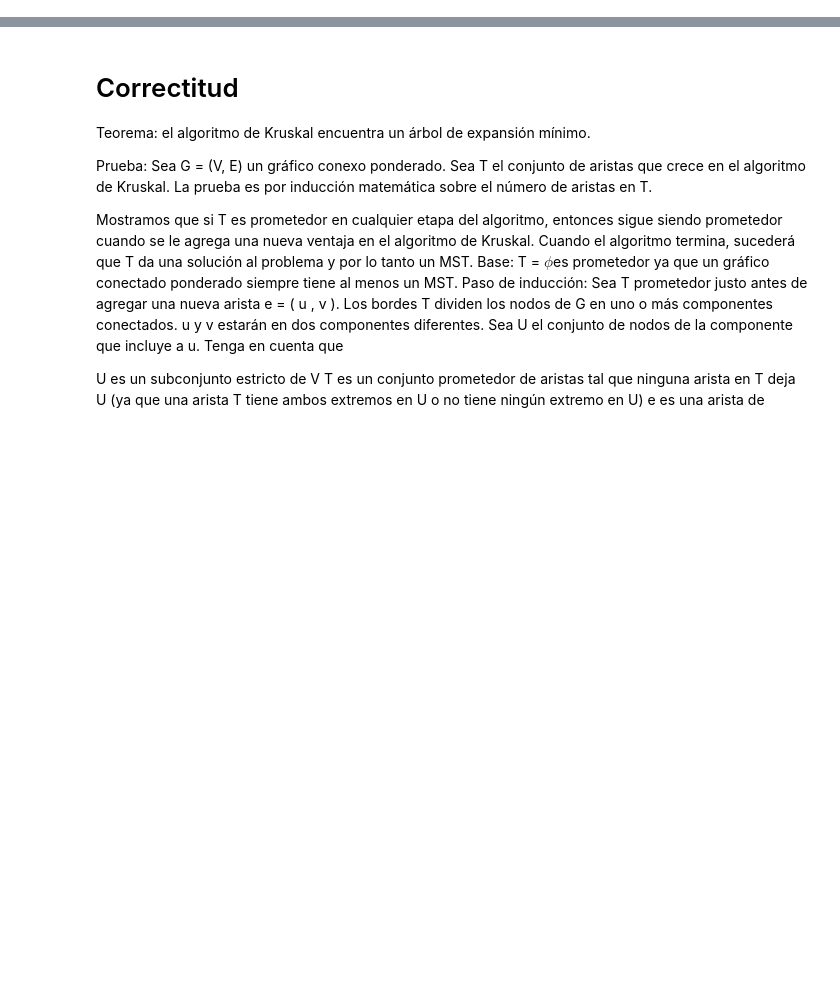
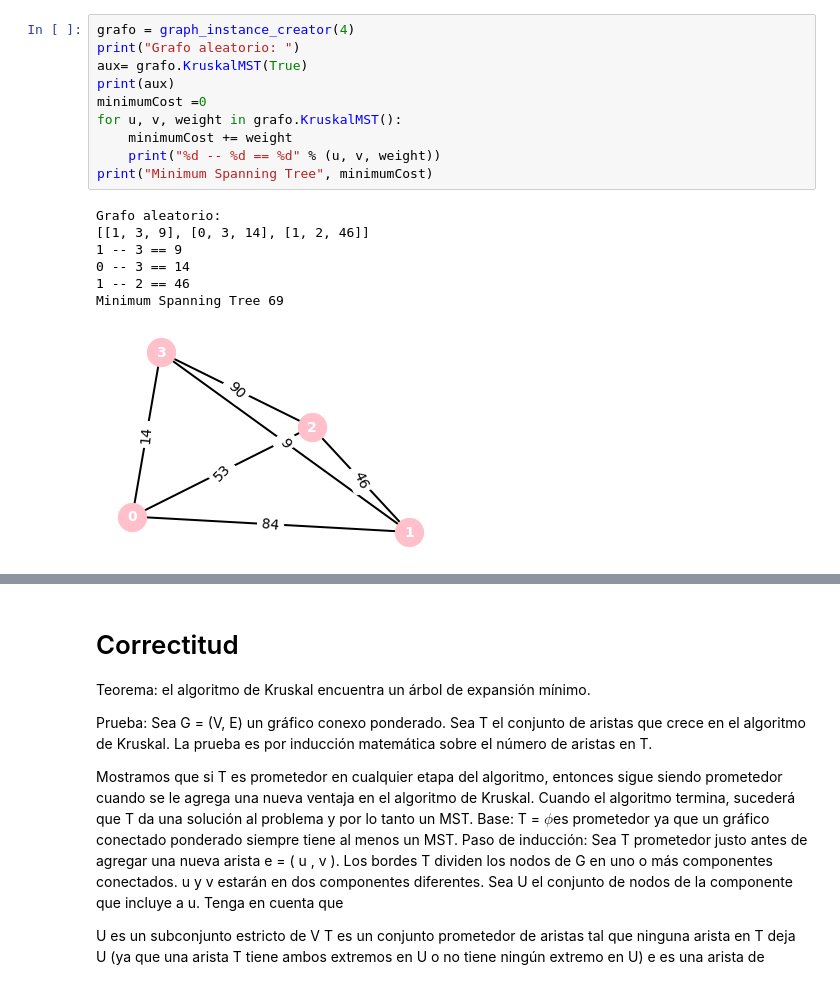
Before and after one commit to Estebanc0/ADA-Informe, a Jupyter notebook: Informe11.ipynb, the cells around one changed output, grey strips where cells are left out. Drawn from its saved outputs; the diff is of its cells as text; blank space fills up the shorter version.

```diff
--- a/Informe11.ipynb
+++ b/Informe11.ipynb
@@ -125,0 +185,18 @@ O(ElogE) o O(ElogV), la clasificación de los bordes requiere tiempo O(ELogE) (d
+# %%
+grafo = graph_instance_creator(4)
+print("Grafo aleatorio: ")
+aux= grafo.KruskalMST(True)
+print(aux)
+minimumCost =0
+for u, v, weight in grafo.KruskalMST():
+    minimumCost += weight
+    print("%d -- %d == %d" % (u, v, weight))
+print("Minimum Spanning Tree", minimumCost)
+# %% [output]
+Grafo aleatorio:
+[[1, 3, 9], [0, 3, 14], [1, 2, 46]]
+1 -- 3 == 9
+0 -- 3 == 14
+1 -- 2 == 46
+Minimum Spanning Tree 69
+[figure, added]
```
Also changed, not shown: parts of 16 cells of this notebook.
